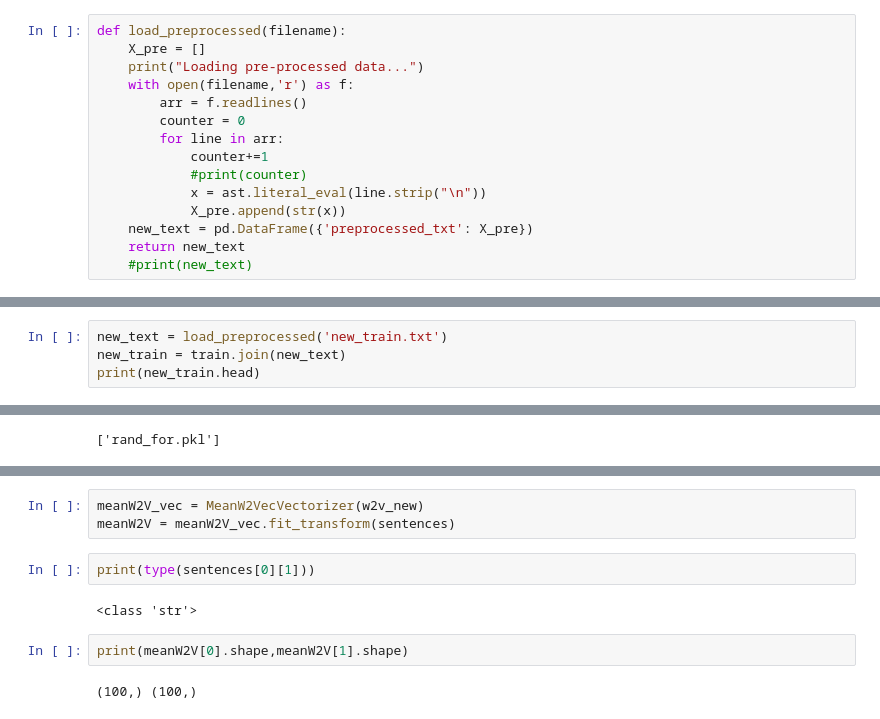
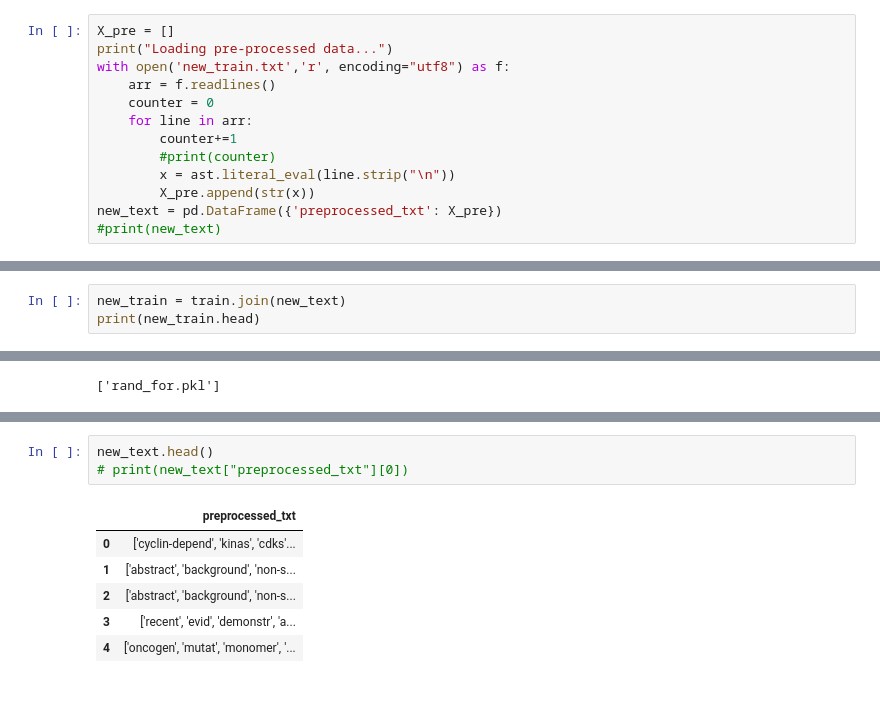
Before and after one commit to halfcurry/ML_Redefining_Cancer, a Jupyter notebook: redef_cancer.ipynb, the cells around one changed output, grey strips where cells are left out. Drawn from its saved outputs; the diff is of its cells as text.

```diff
--- a/redef_cancer.ipynb
+++ b/redef_cancer.ipynb
@@ -108,15 +103,13 @@ A function to load the pre-processed data from the saved file.
 # %%
-def load_preprocessed(filename):
-    X_pre = []
-    print("Loading pre-processed data...")
-    with open(filename,'r') as f:
-        arr = f.readlines()
-        counter = 0
-        for line in arr:
-            counter+=1
-            #print(counter)
-            x = ast.literal_eval(line.strip("\n"))
-            X_pre.append(str(x))
-    new_text = pd.DataFrame({'preprocessed_txt': X_pre})
-    return new_text
-    #print(new_text)
+X_pre = []
+print("Loading pre-processed data...")
+with open('new_train.txt','r', encoding="utf8") as f:
+    arr = f.readlines()
+    counter = 0
+    for line in arr:
+        counter+=1
+        #print(counter)
+        x = ast.literal_eval(line.strip("\n"))
+        X_pre.append(str(x))
+new_text = pd.DataFrame({'preprocessed_txt': X_pre})
+#print(new_text)
@@ -123,5 +118,4 @@ def load_preprocessed(filename):
 # %%
-new_text = load_preprocessed('new_train.txt')
 new_train = train.join(new_text)
 print(new_train.head)
 # %% [output]
@@ -436,11 +338,10 @@ class MeanW2VecVectorizer(object):
-# %%
-meanW2V_vec = MeanW2VecVectorizer(w2v_new)
-meanW2V = meanW2V_vec.fit_transform(sentences)
-# %%
-print(type(sentences[0][1]))
-# %% [output]
-<class 'str'>
-# %%
-print(meanW2V[0].shape,meanW2V[1].shape)
-# %% [output]
-(100,) (100,)
+# %%
+new_text.head()
+# print(new_text["preprocessed_txt"][0])
+# %% [output]
+|  | preprocessed_txt |
+| 0 | ['cyclin-depend', 'kinas', 'cdks'... |
+| 1 | ['abstract', 'background', 'non-s... |
+| 2 | ['abstract', 'background', 'non-s... |
+| 3 | ['recent', 'evid', 'demonstr', 'a... |
+| 4 | ['oncogen', 'mutat', 'monomer', '... |
```
Also changed, not shown: parts of 35 cells of this notebook.
